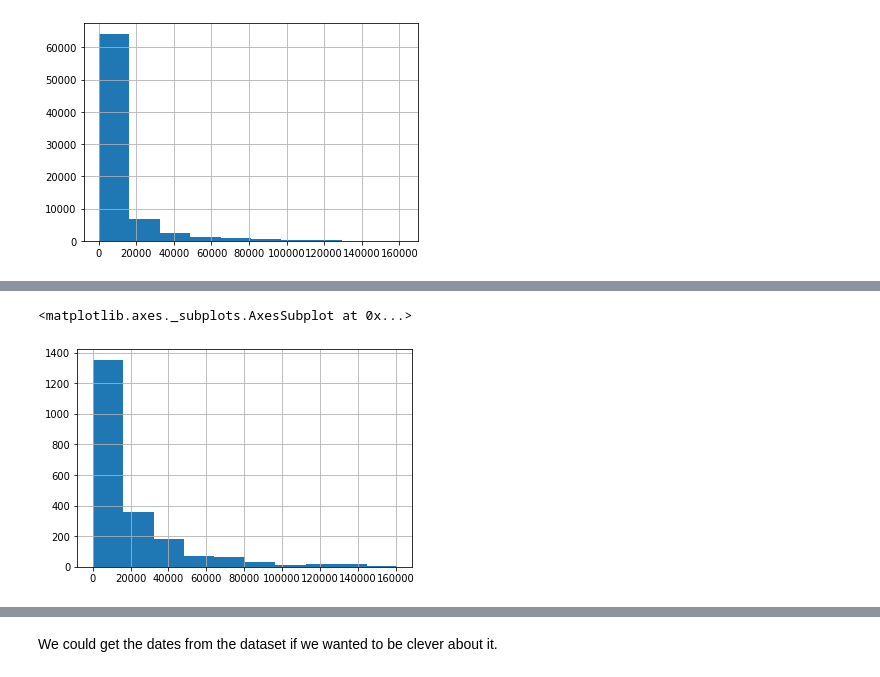
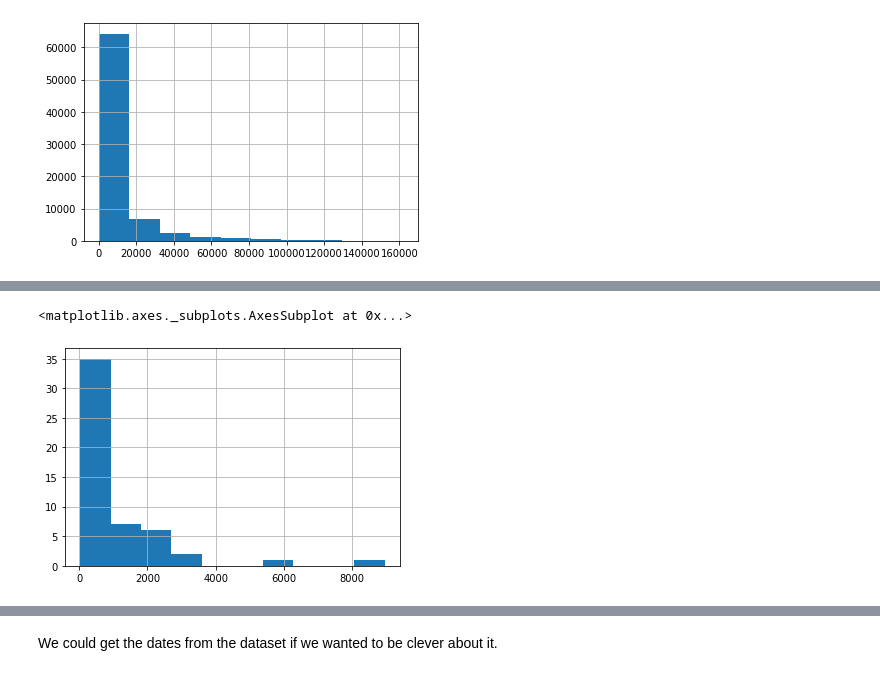
Before and after one commit to owenluu0321/me, a Jupyter notebook: data project.ipynb, the cells around one changed output, grey strips where cells are left out. Drawn from its saved outputs; the diff is of its cells as text; code cells hidden in the pictures.

```diff
--- a/data project.ipynb
+++ b/data project.ipynb
@@ -346,8 +347,5 @@ for i in range(12):
 # %%
-month_list = []
-for i in range(12):
-    month_list.append(i + 1)
-airport_data["Passengers_Total"][airport_data["Passengers_Total"] > 0][airport_data["Year"] == 2019][airport_data["Month_num"] == month_list].hist()
+airport_data["Passengers_Total"][airport_data["Passengers_Total"] > 0][airport_data["Year"] == 2020][airport_data["Month_num"] == 5].hist()
 # %% [output]
 <matplotlib.axes._subplots.AxesSubplot at 0x...>
-[figure, old version]
+[figure, new version]
```
Also changed, not shown: parts of 6 cells of this notebook, 5 other files.
